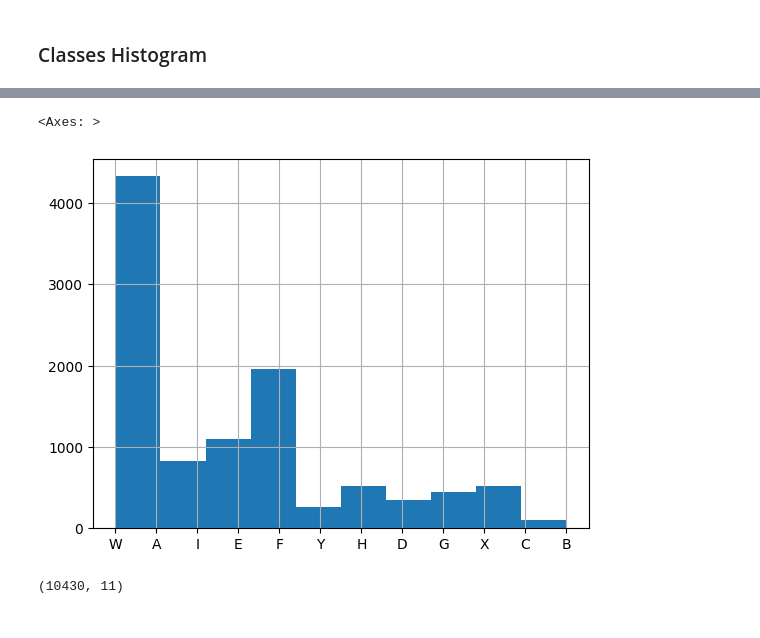
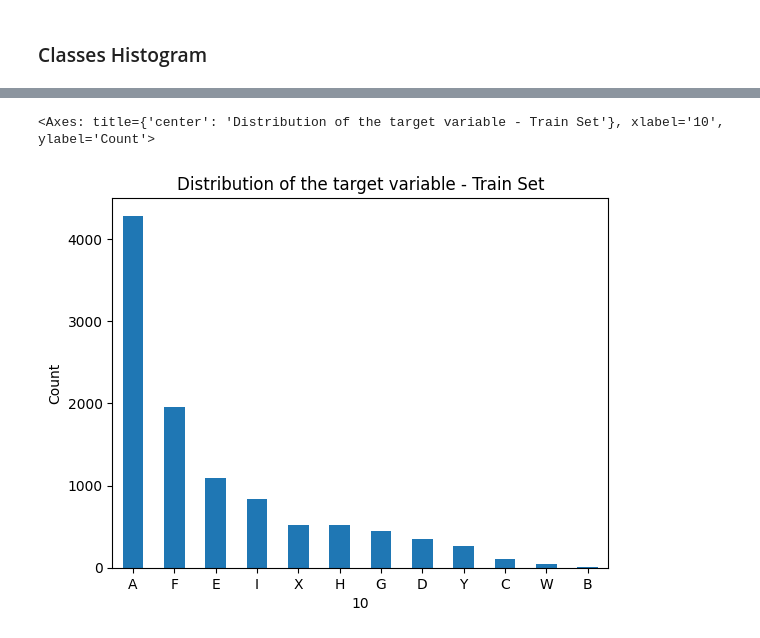
Before and after one commit to MatheusRDG/machine_learning_ufpe_2023_2, a Jupyter notebook: notebooks/02_data_understand.ipynb, the cells around one changed output, grey strips where cells are left out. Drawn from its saved outputs; the diff is of its cells as text; code cells hidden in the pictures.

```diff
--- a/notebooks/02_data_understand.ipynb
+++ b/notebooks/02_data_understand.ipynb
@@ -26,9 +117,10 @@ ds_train[10].hist()
-# %%
-ds_test[10].hist()
-# %% [output]
-<Axes: >
-[figure, removed]
-# %%
-ds_train.shape
-# %% [output]
-(10430, 11)
+# %%
+from matplotlib import pyplot as plt
+
+plt.title("Distribution of the target variable - Train Set")
+plt.xlabel("Target variable")
+plt.ylabel("Count")
+ds_train[10].value_counts().plot(kind="bar", rot=0)
+# %% [output]
+<Axes: title={'center': 'Distribution of the target variable - Train Set'}, xlabel='10', ylabel='Count'>
+[figure, added]
```
Also changed, not shown: parts of 9 cells of this notebook, 1 other file.
